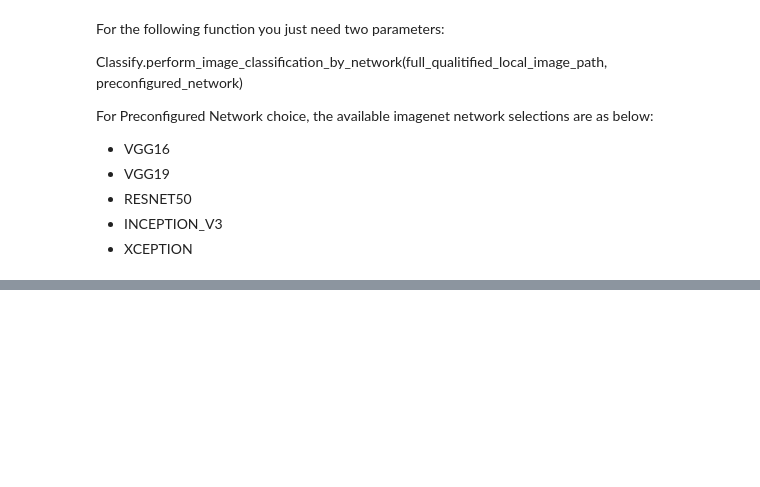
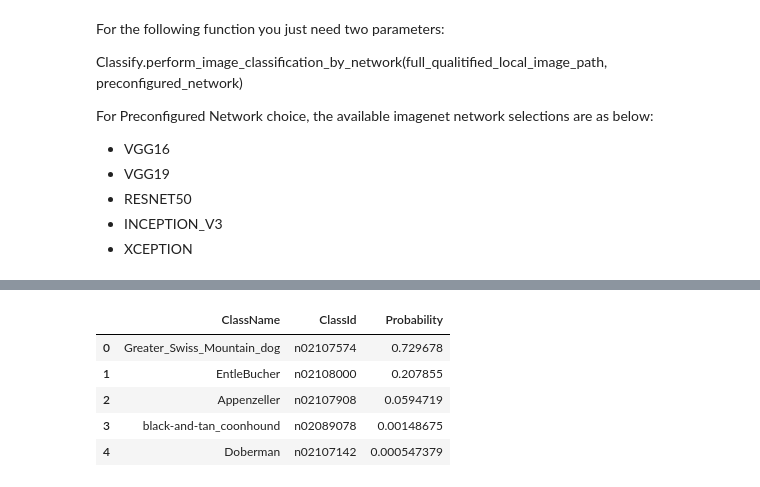
Before and after one commit to Avkash/deeputil, a Jupyter notebook: examples/notebooks/OneLineImageClassificationDemo.ipynb, the cells around one changed output, grey strips where cells are left out. Drawn from its saved outputs; the diff is of its cells as text; code cells hidden in the pictures; blank space fills up the shorter version.

```diff
--- a/examples/notebooks/OneLineImageClassificationDemo.ipynb
+++ b/examples/notebooks/OneLineImageClassificationDemo.ipynb
@@ -46,3 +56,12 @@ Classification is done!!
+# %%
+result_df1
+# %% [output]
+|  | ClassName | ClassId | Probability |
+| 0 | Greater_Swiss_Mountain_dog | n02107574 | 0.729678 |
+| 1 | EntleBucher | n02108000 | 0.207855 |
+| 2 | Appenzeller | n02107908 | 0.0594719 |
+| 3 | black-and-tan_coonhound | n02089078 | 0.00148675 |
+| 4 | Doberman | n02107142 | 0.000547379 |
 # %%
 result_df1
 # %% [output]
```
Also changed, not shown: parts of 9 cells of this notebook, 2 other files.
